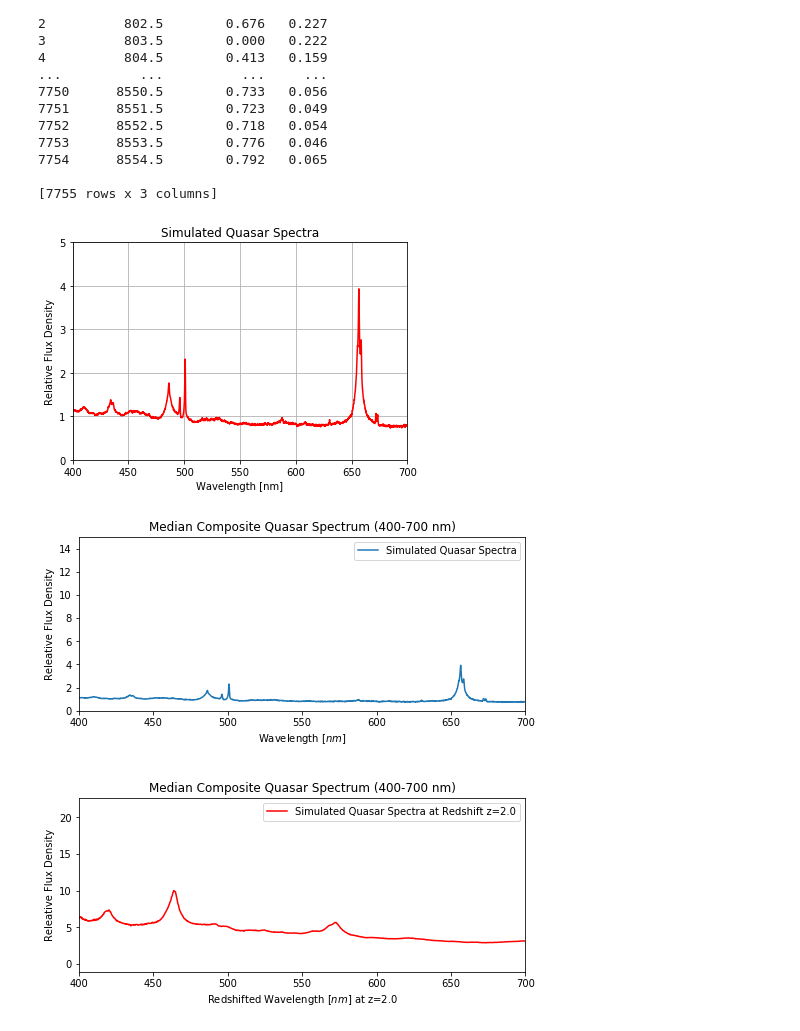
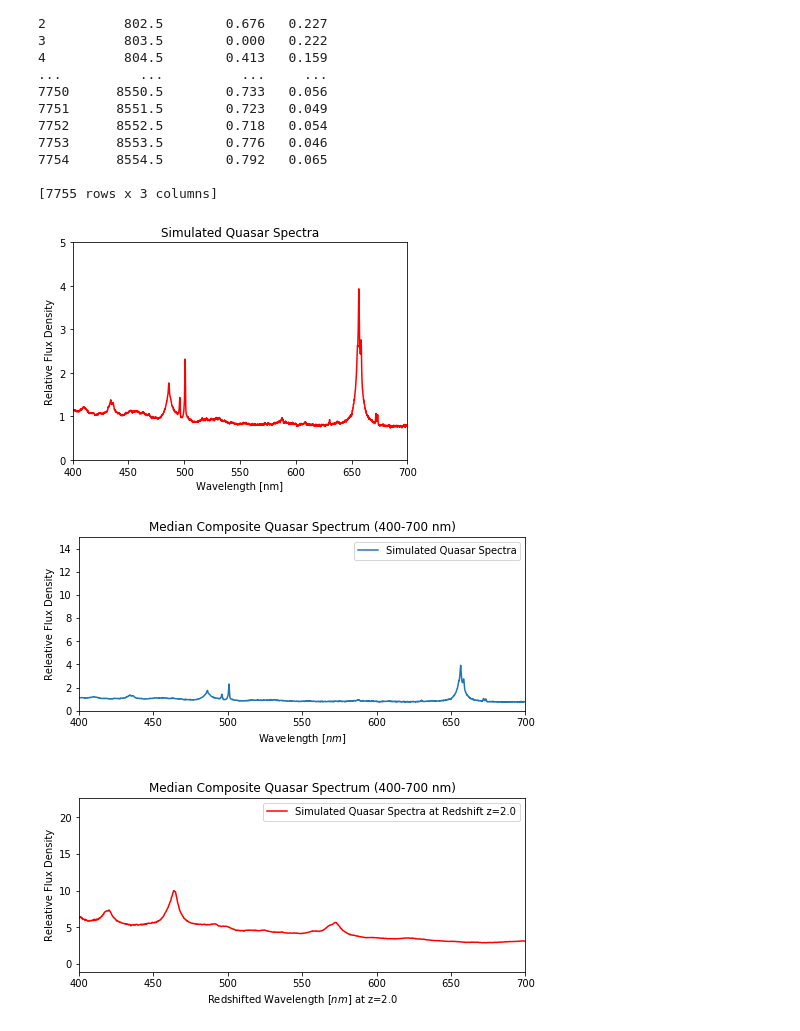
Before and after one commit to jbc1216/ASTR499, a Jupyter notebook: Winter Quarter Assignment 1.ipynb, the cells around one changed output. Saved outputs shown, nothing was run; the diff lists cells and outputs as text; code cells hidden in the pictures.

```diff
--- a/Winter Quarter Assignment 1.ipynb
+++ b/Winter Quarter Assignment 1.ipynb
@@ -150,16 +147,16 @@ FluxD = np.array(Qdata['FluxDensity'])
 # %%
 # plotting simulated quasar spectra from imported data above
 fig, ax = plt.subplots(1,1)
 plt.plot(Wavelength, FluxD, color='r')
 plt.title('Simulated Quasar Spectra')
 plt.xlabel('Wavelength [nm]')
 plt.ylabel('Relative Flux Density')
 ax.set_xlim(400,700)
 ax.set_ylim(0,5)
-ax.grid()
+
 plt.show()
 # %% [output]
-[figure, old version]
+[figure, new version]
 # %%
 # Problem 1b
 # Wavlengths = 400-700   ---- these are any wavelengths in table from 4000-7000
```
Also changed, not shown: parts of 14 cells of this notebook.
